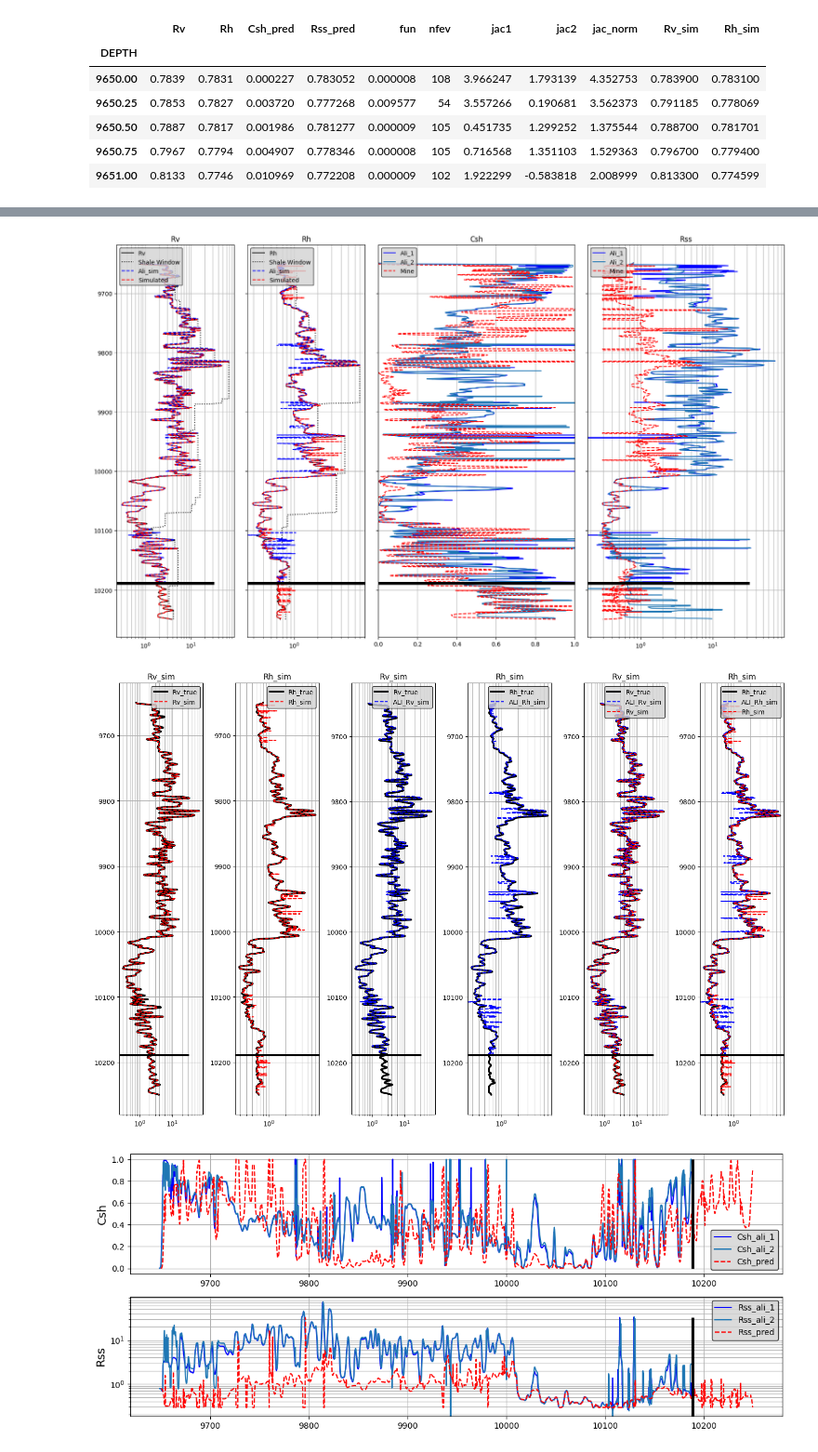
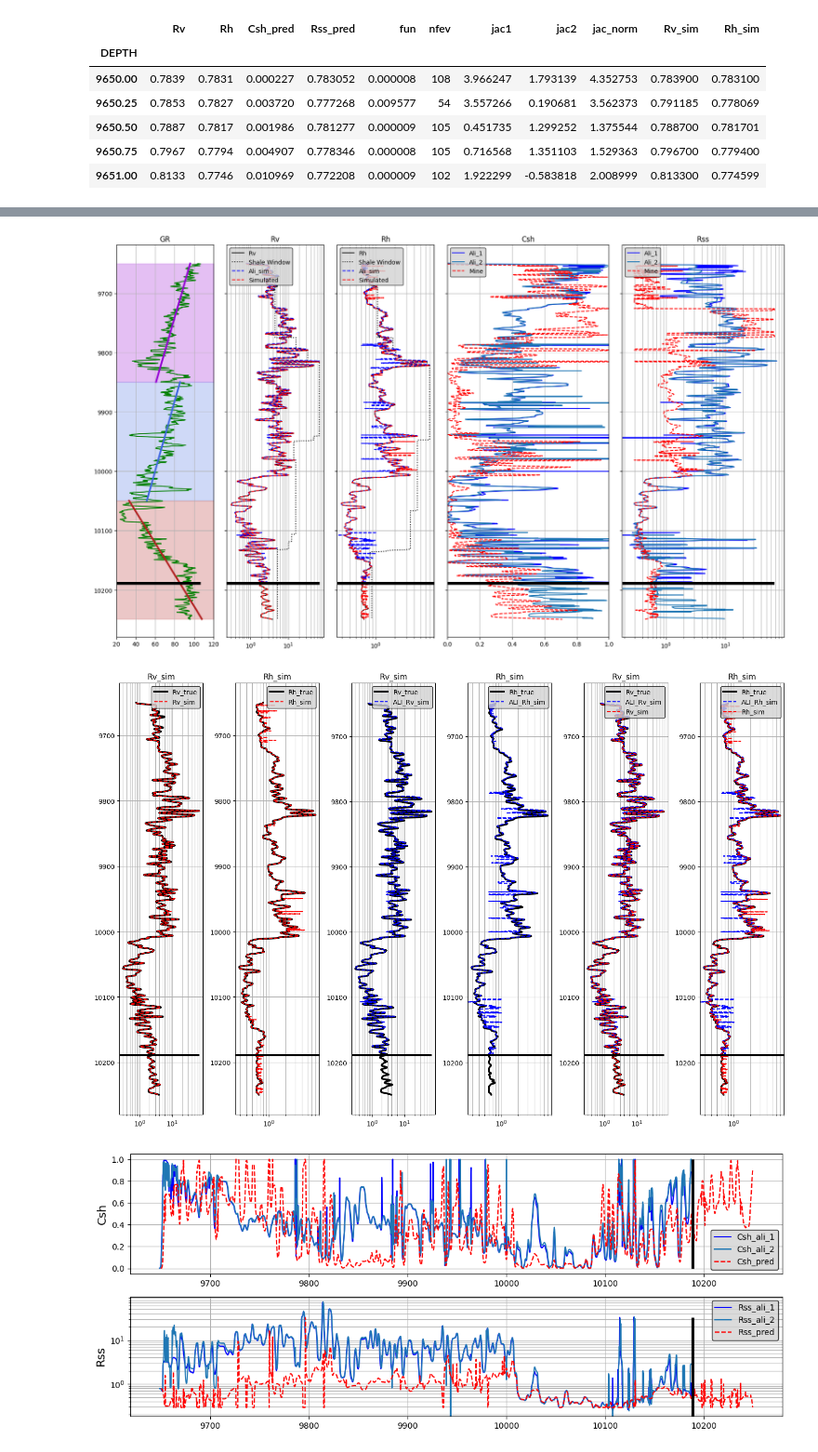
Before and after one commit to misaelmmorales/Anisotropic-Resistivity-Inversion, a Jupyter notebook: main_nb.ipynb, the cells around one changed output, grey strips where cells are left out. Shown at 93% size. Saved outputs shown, nothing was run; the diff lists cells and outputs as text; code cells hidden in the pictures.

Commit message:
auto trend

```diff
--- a/main_nb.ipynb
+++ b/main_nb.ipynb
@@ -261,8 +253,9 @@ def constraint(variables):
     Csh = np.clip(Csh, 0, 1)
     return Csh, Rss
 # %%
-case1['Rvsh_win'] = np.nan_to_num(np.array(pd.Series(case1['Rv']).rolling(250).max().tolist()), nan=case1['Rv'].mean())
-case1['Rhsh_win'] = np.nan_to_num(np.array(pd.Series(case1['Rh']).rolling(250).max().tolist()), nan=case1['Rh'].mean())
+case1['Rvsh_win'] = np.nan_to_num(np.array(pd.Series(case1['Rv']).rolling(500).max().tolist()), nan=case1['Rv'].mean())
+case1['Rhsh_win'] = np.nan_to_num(np.array(pd.Series(case1['Rh']).rolling(500).max().tolist()), nan=case1['Rh'].mean())
+case1['GR_win']   = np.nan_to_num(np.array(pd.Series(case1['GR']).rolling(500).mean().tolist()), nan=case1['GR'].mean())
 case1['CSH_lin'] = (case1['GR'] - case1['GR'].min())/(case1['GR'].max() - case1['GR'].min())
 
 R_min = np.min([case1['Rh'].min(), case1['Rv'].min()])
@@ -304,46 +347,57 @@ sol.head()
 # %%
-fig, axs = plt.subplots(1,4, figsize=(16.5,10), sharey=True, width_ratios=[0.6,0.6,1,1])
-ax1, ax2, ax3, ax4 = axs
+fig, axs = plt.subplots(1,5, figsize=(16.5,10), sharey=True, width_ratios=[0.6,0.6,0.6,1,1])
+ax1, ax2, ax3, ax4, ax5 = axs
 
-ax1.plot(case1['Rv'], case1.index, c='k', label='Rv')
-ax1.plot(case1['Rvsh_win'], case1.index, c='k', ls=':', lw=1.5, label='Shale Window')
-ax1.plot(Rv_sim_ali, ali.iloc[1:2156,0], c='b', ls='--', label='Ali_sim')
-ax1.plot(sol['Rv_sim'], sol.index, c='r', ls='--', label='Simulated')
-ax1.set(xscale='log', title='Rv')
+ax1.plot(case1['GR'], case1.index, c='g', label='GR')
+colors = ['darkviolet','royalblue','firebrick']
+for i, segment in enumerate(segments[:-1]):
+    x = d.index[i*len(segment):(i+1)*len(segment)]
+    y = predicted_trend[i*len(segment):(i+1)*len(segment)]
+    ax1.fill_betweenx(x, 0, 120, label='Segment {}'.format(i+1), alpha=0.25, color=colors[i])
+    ax1.plot(y, x, label='Trend {}'.format(i+1), lw=3, color=colors[i])
 ax1.grid(True, which='both')
-ax1.legend(loc='upper left', facecolor='lightgrey', edgecolor='k')
-ax1.hlines(10188.75, 0, sol['Rss_pred'].max(), color='k', lw=5)
+ax1.set(xlim=(20,120), title='GR')
+ax1.hlines(10188.75, 0, case1['GR'].max(), color='k', lw=5)
 
-ax2.plot(case1['Rh'], case1.index, c='k', label='Rh')
-ax2.plot(case1['Rhsh_win'], case1.index, c='k', ls=':', lw=1.5, label='Shale Window')
-ax2.plot(Rh_sim_ali, ali.iloc[1:2156,0], c='b', ls='--', label='Ali_sim')
-ax2.plot(sol['Rh_sim'], sol.index, c='r', ls='--', label='Simulated')
-ax2.set(xscale='log', title='Rh')
+ax2.plot(case1['Rv'], case1.index, c='k', label='Rv')
+ax2.plot(case1['Rvsh_win'], case1.index, c='k', ls=':', lw=1.5, label='Shale Window')
+ax2.plot(Rv_sim_ali, ali.iloc[1:2156,0], c='b', ls='--', label='Ali_sim')
+ax2.plot(sol['Rv_sim'], sol.index, c='r', ls='--', label='Simulated')
+ax2.set(xscale='log', title='Rv')
 ax2.grid(True, which='both')
 ax2.legend(loc='upper left', facecolor='lightgrey', edgecolor='k')
 ax2.hlines(10188.75, 0, sol['Rss_pred'].max(), color='k', lw=5)
 
-ax3.plot(ali_Csh, ali.iloc[1:2156,0], label='Ali_1', c='b')
-ax3.plot(ali.iloc[:,14], ali.iloc[:,0], label='Ali_2')
-ax3.plot(sol['Csh_pred'], sol.index, label='Mine', ls='--', c='r')
-ax3.set(title='Csh', xlim=(0,1))
+ax3.plot(case1['Rh'], case1.index, c='k', label='Rh')
+ax3.plot(case1['Rhsh_win'], case1.index, c='k', ls=':', lw=1.5, label='Shale Window')
+ax3.plot(Rh_sim_ali, ali.iloc[1:2156,0], c='b', ls='--', label='Ali_sim')
+ax3.plot(sol['Rh_sim'], sol.index, c='r', ls='--', label='Simulated')
+ax3.set(xscale='log', title='Rh')
+ax3.grid(True, which='both')
 ax3.legend(loc='upper left', facecolor='lightgrey', edgecolor='k')
-ax3.grid(True, which='both')
-ax3.hlines(10188.75, 0, 1, color='k', lw=5)
+ax3.hlines(10188.75, 0, sol['Rss_pred'].max(), color='k', lw=5)
 
-ax4.plot(ali_Rss, ali.iloc[1:2156,0], label='Ali_1', c='b')
-ax4.plot(ali.iloc[:,15], ali.iloc[:,0], label='Ali_2')
-ax4.plot(sol['Rss_pred'], sol.index, label='Mine', ls='--', c='r')
-ax4.set(xscale='log', title='Rss');
+ax4.plot(ali_Csh, ali.iloc[1:2156,0], label='Ali_1', c='b')
+ax4.plot(ali.iloc[:,14], ali.iloc[:,0], label='Ali_2')
+ax4.plot(sol['Csh_pred'], sol.index, label='Mine', ls='--', c='r')
+ax4.set(title='Csh', xlim=(0,1))
 ax4.legend(loc='upper left', facecolor='lightgrey', edgecolor='k')
 ax4.grid(True, which='both')
-ax4.hlines(10188.75, 0, sol['Rss_pred'].max(), color='k', lw=5)
+ax4.hlines(10188.75, 0, 1, color='k', lw=5)
+
+ax5.plot(ali_Rss, ali.iloc[1:2156,0], label='Ali_1', c='b')
+ax5.plot(ali.iloc[:,15], ali.iloc[:,0], label='Ali_2')
+ax5.plot(sol['Rss_pred'], sol.index, label='Mine', ls='--', c='r')
+ax5.set(xscale='log', title='Rss');
+ax5.legend(loc='upper left', facecolor='lightgrey', edgecolor='k')
+ax5.grid(True, which='both')
+ax5.hlines(10188.75, 0, sol['Rss_pred'].max(), color='k', lw=5)
 
 ax1.invert_yaxis()
 plt.tight_layout()
 plt.show()
 # %% [output]
-[figure, old version]
+[figure, new version]
 # %%
 fig, axs = plt.subplots(1, 6, figsize=(15,10))
 ax1, ax2, ax3, ax4, ax5, ax6 = axs
@@ -387,7 +441,7 @@ for ax in axs:
 plt.tight_layout()
 plt.show()
 # %% [output]
-[figure, old version]
+[figure, new version]
 # %%
 fig, axs = plt.subplots(2, 1, figsize=(12,5))
 ax1, ax2 = axs
```
Also changed, not shown: parts of 5 cells of this notebook, 1 other file.
